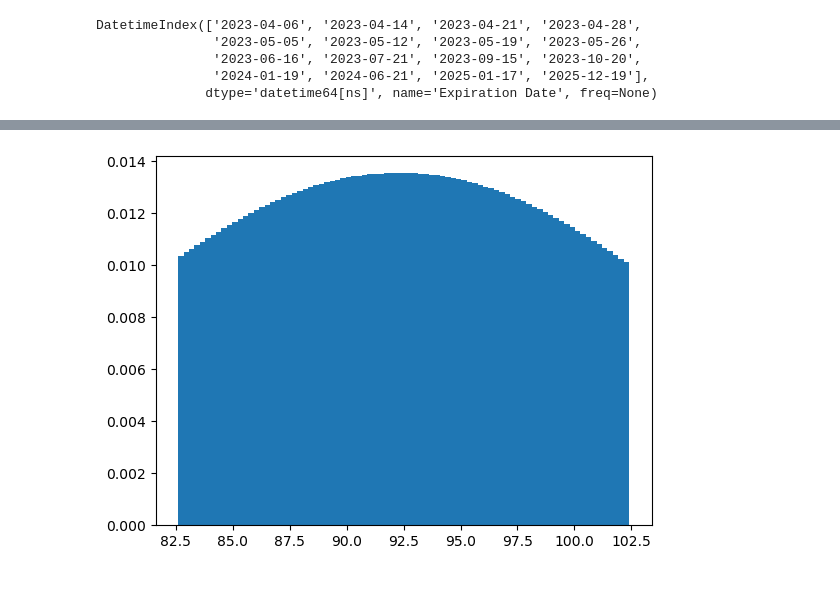
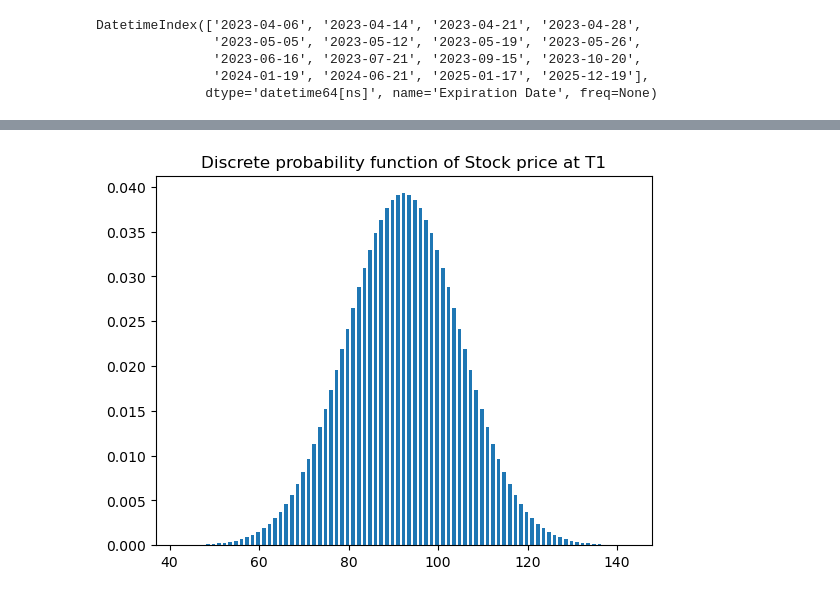
Before and after one commit to coolejungenhihi/volsurface_Sinkhorn, a Jupyter notebook: Other maturities.ipynb, the cells around one changed output, grey strips where cells are left out. Drawn from its saved outputs; the diff is of its cells as text; code cells hidden in the pictures.

Commit message:
Managed to recreate smile of the first maturity in more general setting

```diff
--- a/Other maturities.ipynb
+++ b/Other maturities.ipynb
@@ -142,10 +163,10 @@ def grad_f1(V,omega, C):
     return g
 # %%
 maturities = amd_calls.index.unique()
-T0 = maturities[0]
+T0 = maturities[1]
 C0 = amd_calls.loc[T0]
 C0 = C0.reset_index(drop=True)
-T1 = maturities[1]
+T1 = maturities[2]
 C1 = amd_calls.loc[T1]
 C1 = C1.reset_index(drop=True)
 K = np.array(C1['Strike'])
@@ -176,10 +197,8 @@ Lambda = 0.1
 omega_K = Lambda * np.abs(ask - bid)
 
 # Test for S at t0
-sigma0, beta = calculate_sigma0_beta(C0,6/252,[S0],[1])
-print(sigma0)
-print(beta)
-print(sigma0*S0**beta) # Gives same value (82.267) -> OK
+sigma = calculate_sigma(C0,6/252,[S0],[1.])
+print(sigma) # Gives same value (82.267) -> OK
 
 # Test for S at t1
 #sigma0, beta = calculate_sigma0_beta(C1,7/365,X1,P1_disc(X1))
@@ -189,7 +208,7 @@ print(sigma0*S0**beta) # Gives same value (82.267) -> OK
 
 
 #
-sigma = calculate_sigma(C1,7/365,X1,P1_disc(X1))
-sigma_sqrtdt = sigma*np.sqrt(7/365)
+sigma = calculate_sigma(C1,6/252,X1,P1_disc(X1))
+sigma_sqrtdt = sigma*np.sqrt(6/252)
 print(m0(100,X1,np.array(C1['Strike']),sigma_sqrtdt,P1_disc(X1)))
 # %% [output]
@@ -446,9 +637,6 @@ DatetimeIndex(['2023-04-06', '2023-04-14', '2023-04-21', '2023-04-28',
 # %%
-# Try to fit the multi-period case to the first period
-T0 = maturities[0]
-C0 = amd_calls.loc[T0]
-C0 = C1.reset_index(drop=True)
-T1 = maturities[1]
+#t = T1
+T1 = maturities[2]
 C1 = amd_calls.loc[T1]
 C1 = C1.reset_index(drop=True)
 
@@ -457,29 +645,24 @@ K = np.array(C1['Strike'])
 ask = np.array(C1['Ask'])
 bid = np.array(C1['Bid'])
 mid = np.array(C1['Mid'])
-#K1, K2, n = S0-30, S0+30, 81 # Take odd n, such that X1[(n-1)/2] = S0
-K1, K2, n = K[0], K[-1], 81 # Take odd n, such that X1[(n-1)/2] = S0
+S0 = 92.3
+K1, K2 = S0-50, S0+50 # Take odd n, such that X1[(n-1)/2] = S0
+n = 81 # Take odd n, such that X1[(n-1)/2] = S0
 X1 = np.linspace(K1,K2,n) # Discrete grid
-u_list,h_list = np.zeros(n), np.zeros(n)
 Lambda = 0.1
 omega_K = Lambda * np.abs(ask - bid)
-delta_t = 6/252
-S0 = 92.3
+delta_t = 7/365
 
-#P1 = lambda s1: (s1 == S0)
-#P1_disc = lambda x: P1(x)/sum(P1(X1))
-#xx = np.linspace(0,200,1000)
-#P1_disc_ = np.vectorize(P1_disc)
-#plt.bar(X1,P1_disc_(X1))
-#P_disc_X1 = np.zeros(n)
-#P_disc_X1[int((n-1)/2)] = 1
-#print(P1_disc_X1)
-sigma_prev = calculate_sigma(C0,6/252,[S0],[1]) # sigma of previous marginal is used!!!
-print(sigma_prev)
-P1 = lambda s1: norm.pdf(s1, S0, sigma_prev*np.sqrt(delta_t)) # Marginal distribution of S at t1,
+sigma_prev = sigma0
+P1 = lambda s1: norm.pdf(s1, S0, sigma_sqrtdt0) # Marginal distribution of S at t1, sigma of previous marginal is used!!!
 P1_disc = lambda x: P1(x)/sum(P1(X1))
 P1_disc_ = np.vectorize(P1_disc)
 plt.bar(X1,P1_disc_(X1))
+plt.title('Discrete probability function of Stock price at T1')
 P_disc_X1 = P1_disc(X1)
 print(P_disc_X1)
+
+#sigma = calculate_sigma(C1,delta_t,X1,P_disc_X1)
+sigma_sqrtdt = sigma*np.sqrt(delta_t)
+print(sigma_sqrtdt)
 # %% [output]
@@ -501,2 +686,2 @@ print(P_disc_X1)
-[figure, old version]
+[figure, new version]
 # %%
```
Also changed, not shown: parts of 18 cells of this notebook, 1 other file.
